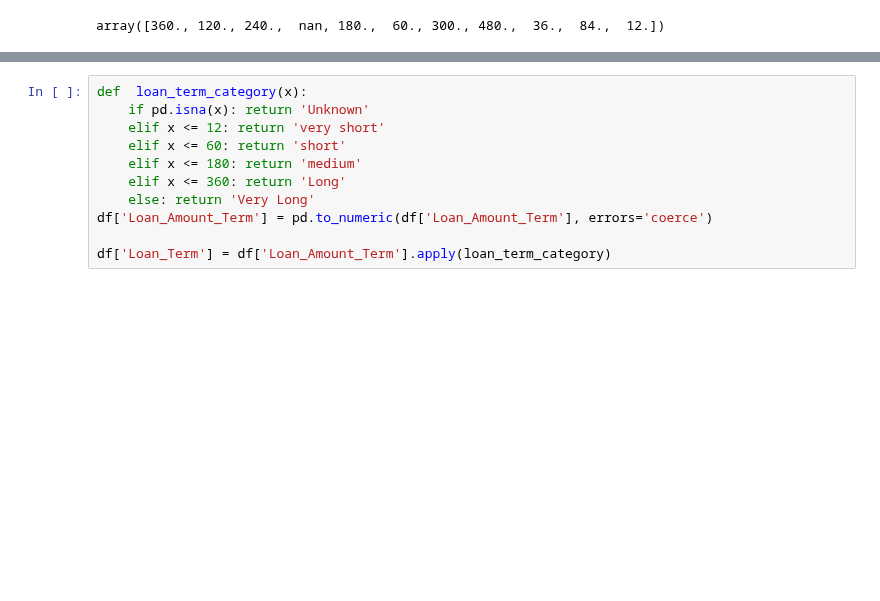
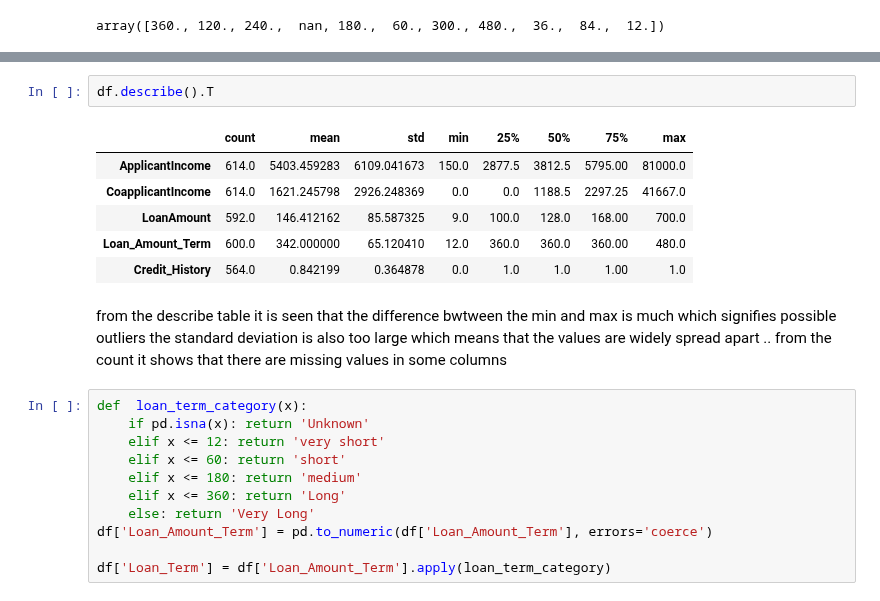
Before and after one commit to bissakaAI/DataAndData_analysis, a Jupyter notebook: Task_folder/pandas/exploratorytask/exploratory.ipynb, the cells around one changed output, grey strips where cells are left out. Drawn from its saved outputs; the diff is of its cells as text; blank space fills up the shorter version.

```diff
--- a/Task_folder/pandas/exploratorytask/exploratory.ipynb
+++ b/Task_folder/pandas/exploratorytask/exploratory.ipynb
@@ -45,3 +80,14 @@ array([360., 120., 240.,  nan, 180.,  60., 300., 480.,  36.,  84.,  12.])
+# %%
+df.describe().T
+# %% [output]
+|  | count | mean | std | min | 25% | 50% | 75% | max |
+| ApplicantIncome | 614.0 | 5403.459283 | 6109.041673 | 150.0 | 2877.5 | 3812.5 | 5795.00 | 81000.0 |
+| CoapplicantIncome | 614.0 | 1621.245798 | 2926.248369 | 0.0 | 0.0 | 1188.5 | 2297.25 | 41667.0 |
+| LoanAmount | 592.0 | 146.412162 | 85.587325 | 9.0 | 100.0 | 128.0 | 168.00 | 700.0 |
+| Loan_Amount_Term | 600.0 | 342.000000 | 65.120410 | 12.0 | 360.0 | 360.0 | 360.00 | 480.0 |
+| Credit_History | 564.0 | 0.842199 | 0.364878 | 0.0 | 1.0 | 1.0 | 1.00 | 1.0 |
+# %% [markdown]
+from the describe table it is seen that the difference bwtween the min and max is much which signifies possible outliers the standard deviation is also too large which means that the values are widely spread apart .. from the count it shows that there are missing values in some columns
 # %%
 def  loan_term_category(x):
     if pd.isna(x): return 'Unknown'
```
Also changed, not shown: parts of 10 cells of this notebook, 2 other files.
